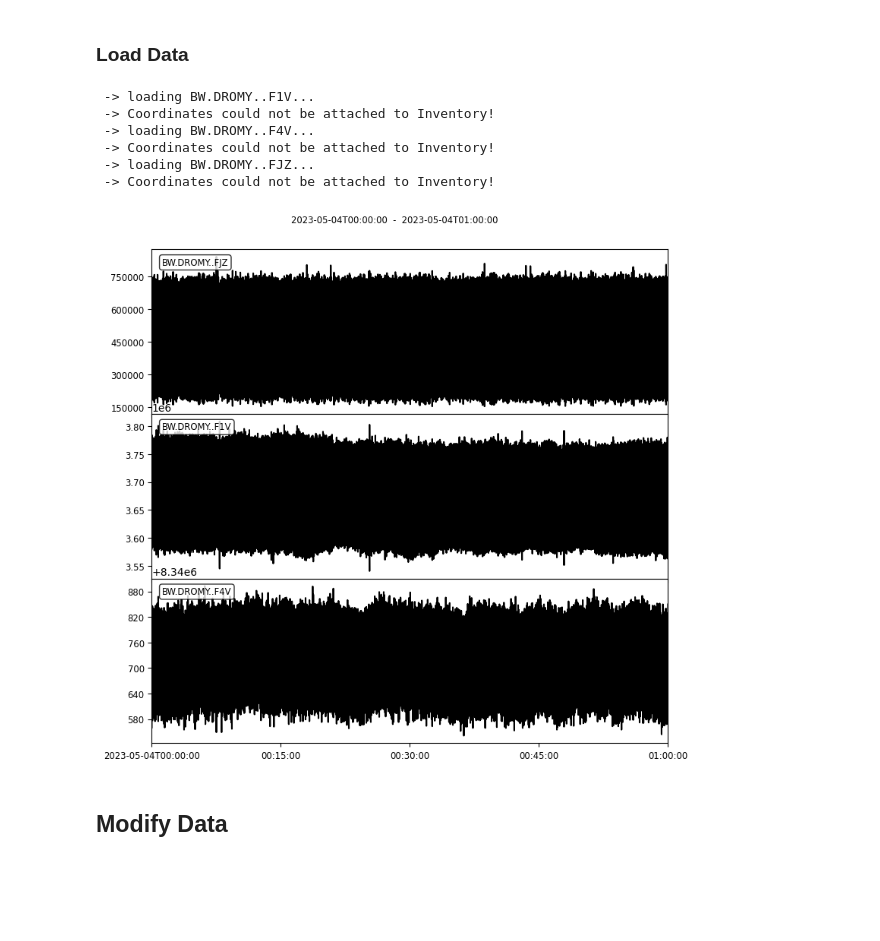
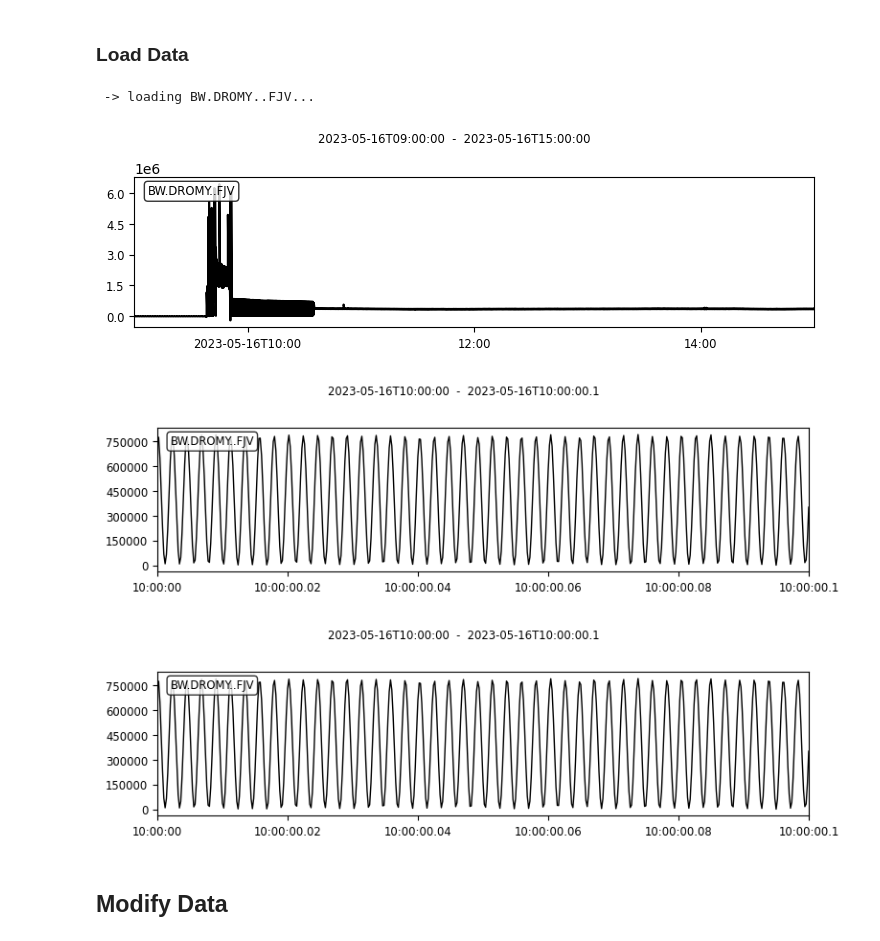
Before and after one commit to andbrocode/notebooks2, a Jupyter notebook: Monobeams/Analyse_MonoBeams_RZ_NewBoards.ipynb, the cells around one changed output. Cells and saved outputs as stored; diff of their text form; code cells hidden in the pictures; blank space fills up the shorter version.

Commit message:
updates andbro

```diff
--- a/Monobeams/Analyse_MonoBeams_RZ_NewBoards.ipynb
+++ b/Monobeams/Analyse_MonoBeams_RZ_NewBoards.ipynb
@@ -40,9 +40,12 @@ config['seeds'] = ["BW.DROMY..F1V", #"BW.DROMY..F2V", "BW.DROMY..F3V",
                    "BW.DROMY..F4V", #"BW.DROMY..F5V", "BW.DROMY..F6V",
                    "BW.DROMY..FJZ"]
 
+config['seeds'] = ["BW.DROMY..FJV"]
+
 config['repo'] = "archive"
 
 config['path_to_sds'] = "/import/freenas-ffb-01-data/romy_archive/"
+config['path_to_sds'] = "/home/andbro/freenas/romy_archive/"
 
 
 
@@ -57,8 +60,10 @@ config['path_to_sds'] = "/import/freenas-ffb-01-data/romy_archive/"
 
 ## all 6 recording [after prism installation]
 config['tbeg'] = obs.UTCDateTime("2023-05-04 00:00")
-config['tend'] = obs.UTCDateTime("2023-05-04 01:00")
+config['tend'] = obs.UTCDateTime("2023-05-04 03:00")
 
+config['tbeg'] = obs.UTCDateTime("2023-05-16 09:00")
+config['tend'] = obs.UTCDateTime("2023-05-16 15:00")
 
 
 
@@ -82,41 +87,41 @@ config['tend'] = obs.UTCDateTime("2023-05-04 01:00")
 # %%
 st0 = obs.Stream()
 
 for seed in config['seeds']:
 
     print(f" -> loading {seed}...")
 
     try:
-        st00, inv = __querrySeismoData(
-                                    seed_id=seed,
-                                    starttime=config.get("tbeg"),
-                                    endtime=config.get("tend"),
-                                    repository=config.get("repo"),
-                                    path=None,
-                                    restitute=False,
-                                    detail=True,
-                                    fill_value=None,
-                                    )
+#         st00, inv = __querrySeismoData(
+#                                     seed_id=seed,
+#                                     starttime=config.get("tbeg"),
+#                                     endtime=config.get("tend"),
+#                                     repository=config.get("repo"),
+#                                     path=None,
+#                                     restitute=False,
+#                                     detail=True,
+#                                     fill_value=None,
+#                                     )
 
         ## alternative
-    #     from andbro__read_sds import __read_sds
-    #     st00 = __read_sds(config['path_to_sds'], seed, config['tbeg'], config['tend'], data_format='MSEED')
+        from andbro__read_sds import __read_sds
+        st00 = __read_sds(config['path_to_sds'], seed, config['tbeg'], config['tend'], data_format='MSEED')
     except:
         print(f" -> failed for {seed}")
 
     st0 += st00
 
 st0 = st0.sort()
 
 st0.plot(equal_scale=False);
 # %% [output]
- -> loading BW.DROMY..F1V...
- -> Coordinates could not be attached to Inventory!
- -> loading BW.DROMY..F4V...
- -> Coordinates could not be attached to Inventory!
- -> loading BW.DROMY..FJZ...
- -> Coordinates could not be attached to Inventory!
+ -> loading BW.DROMY..FJV...
-[figure, old version]
+[figure, new version]
+# %%
+st0.trim(config['tbeg'], config['tbeg']+0.1).plot()
+# %% [output]
+[figure, added]
+[figure, added]
 # %% [markdown]
 ## Modify Data
 # %%
```
Also changed, not shown: parts of 1 cell of this notebook, 2 other files.
